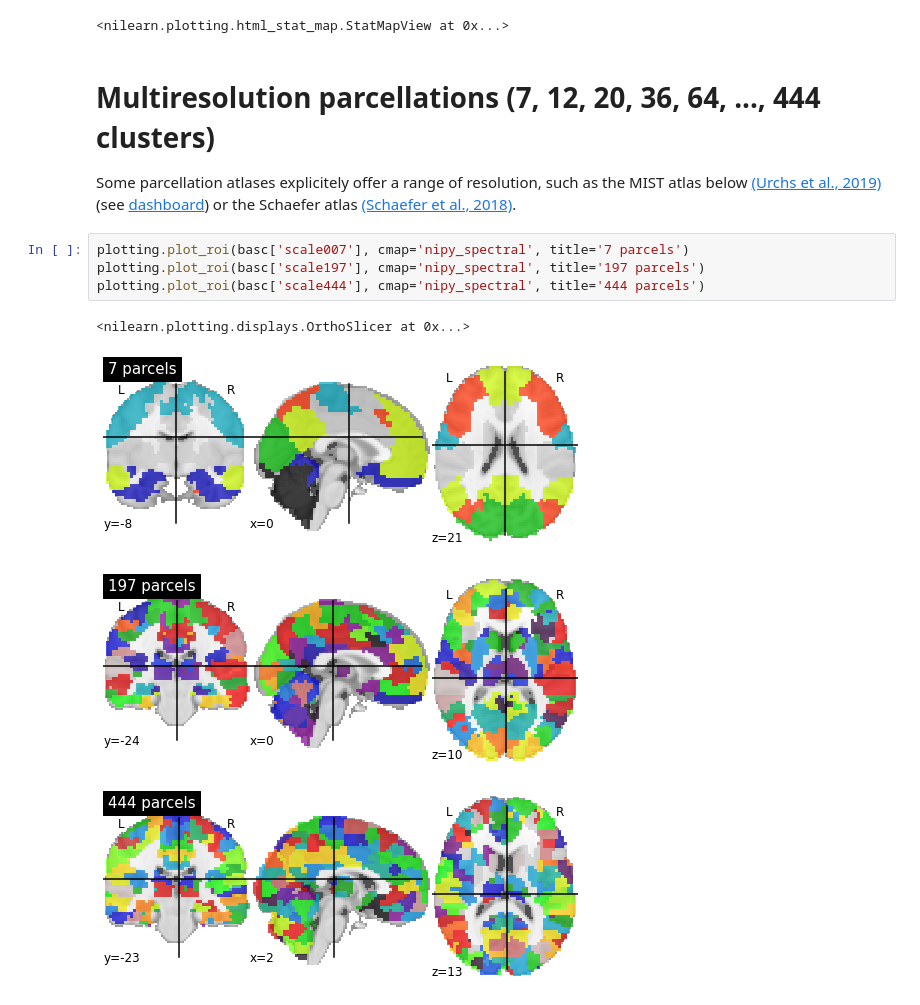
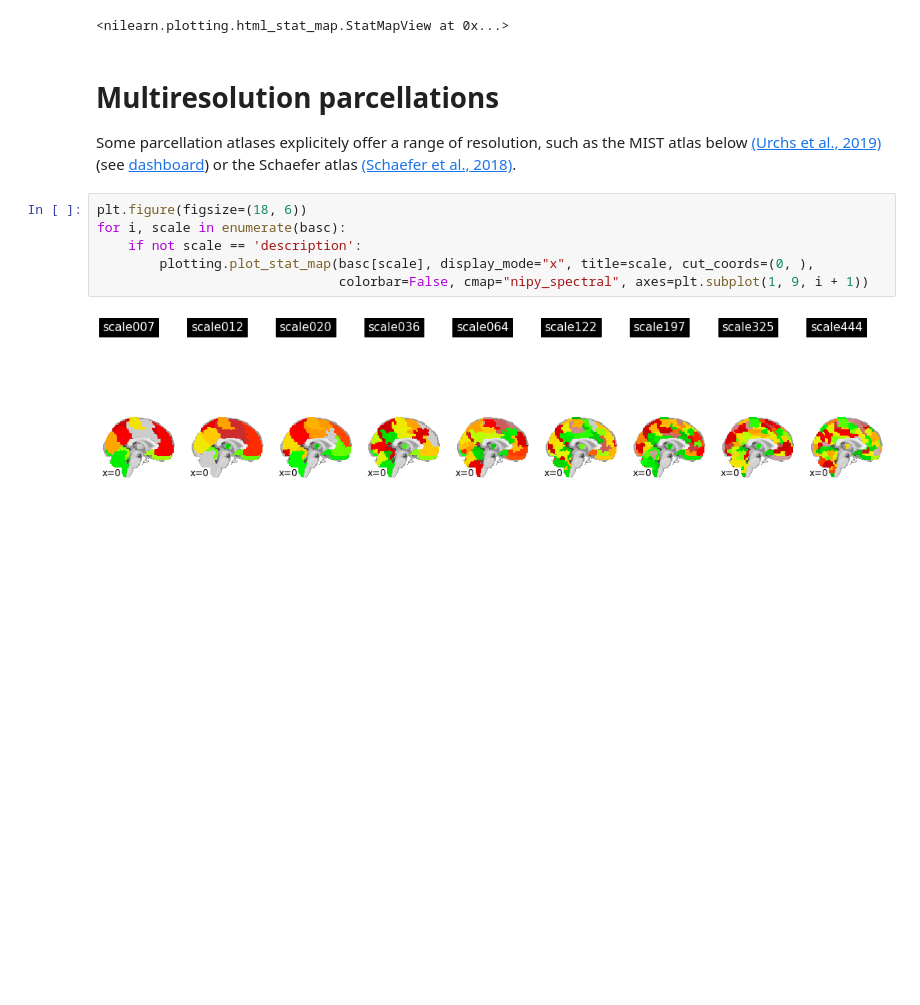
Before and after one commit to pbellec/functional_parcellation, a Jupyter notebook: functional_parcellation_intro.ipynb, the cells around one changed output. Saved outputs shown, nothing was run; the diff lists cells and outputs as text; blank space fills up the shorter version.

```diff
--- a/functional_parcellation_intro.ipynb
+++ b/functional_parcellation_intro.ipynb
@@ -280,14 +282,13 @@ plotting.view_img(atlas_yeo.thick_17, title='Yeo-Krienen atlas scale 7',
 # %% [output]
 <nilearn.plotting.html_stat_map.StatMapView at 0x...>
 # %% [markdown]
-# Multiresolution parcellations (7, 12, 20, 36, 64, ..., 444 clusters)
+# Multiresolution parcellations
 Some parcellation atlases explicitely offer a range of resolution, such as the MIST atlas below [(Urchs et al., 2019)](https://mniopenresearch.org/articles/1-3) (see [dashboard](https://simexp.github.io/multiscale_dashboard/index.html)) or the Schaefer atlas [(Schaefer et al., 2018)](https://doi.org/10.1093/cercor/bhx179).
-# %%
-plotting.plot_roi(basc['scale007'], cmap='nipy_spectral', title='7 parcels')
-plotting.plot_roi(basc['scale197'], cmap='nipy_spectral', title='197 parcels')
-plotting.plot_roi(basc['scale444'], cmap='nipy_spectral', title='444 parcels')
-# %% [output]
-<nilearn.plotting.displays.OrthoSlicer at 0x...>
-[figure, removed]
-[figure, removed]
-[figure, removed]
+# %%
+plt.figure(figsize=(18, 6))
+for i, scale in enumerate(basc):
+    if not scale == 'description':
+        plotting.plot_stat_map(basc[scale], display_mode="x", title=scale, cut_coords=(0, ),
+                               colorbar=False, cmap="nipy_spectral", axes=plt.subplot(1, 9, i + 1))
+# %% [output]
+[figure, added]
```
Also changed, not shown: parts of 7 cells of this notebook, 2 other files.
